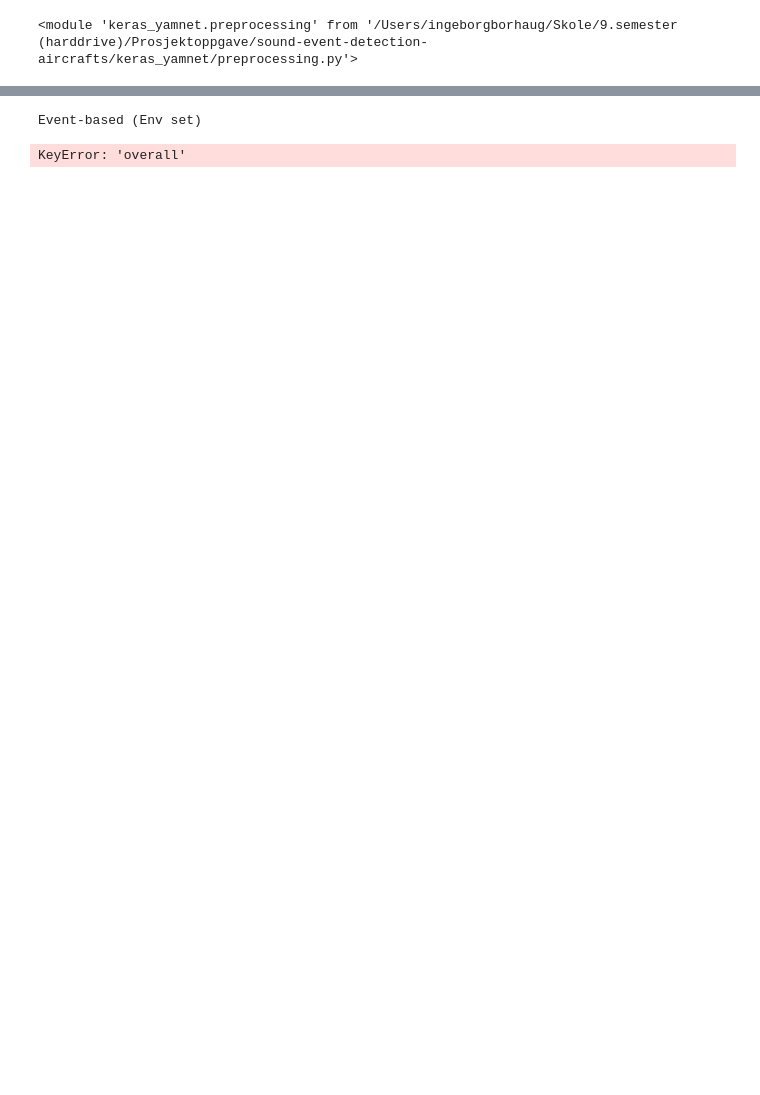
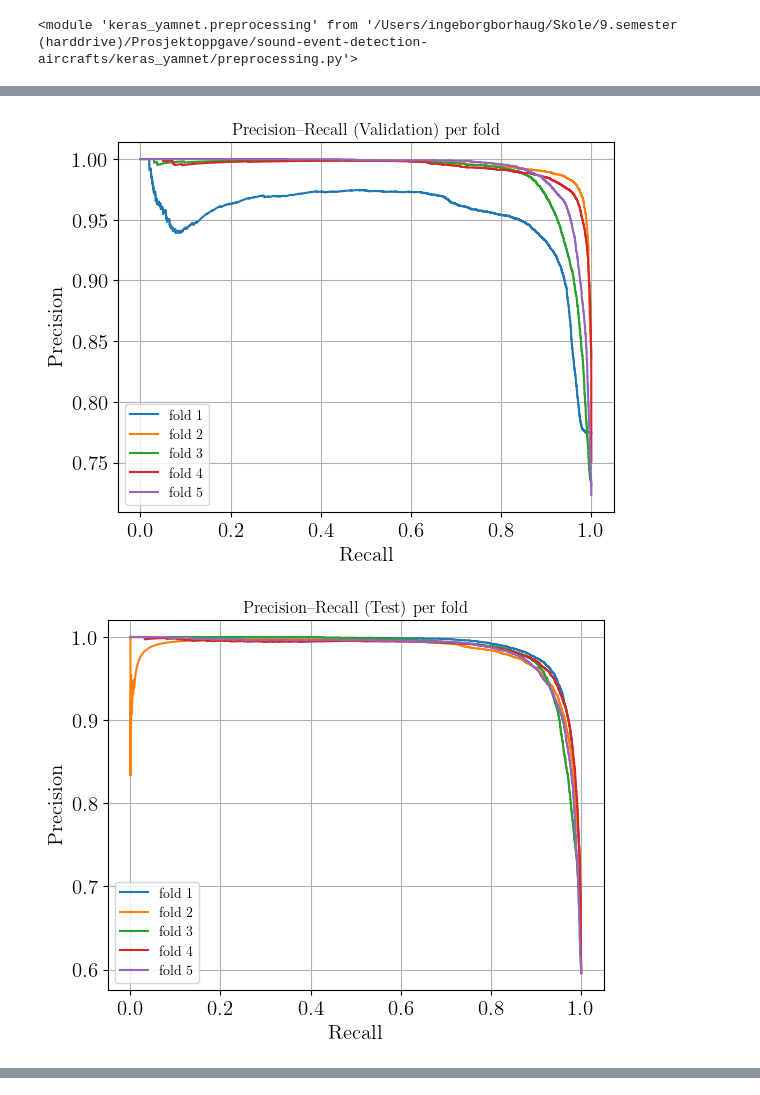
Before and after one commit to ingeborgborhaug/sound-event-detection-aircrafts, a Jupyter notebook: train.ipynb, the cells around one changed output, grey strips where cells are left out. Cells and saved outputs as stored; diff of their text form; code cells hidden in the pictures; blank space fills up the shorter version.

```diff
--- a/train.ipynb
+++ b/train.ipynb
@@ -675,0 +706,18 @@ Segment-based (Test set)
+# %%
+def plot_pr_curves(pr_curves, title):
+    plt.figure()
+    for i, (p, r) in enumerate(pr_curves, start=1):
+        plt.plot(r, p, label=f"fold {i}")  # x=recall, y=precision
+    plt.xlabel("Recall")
+    plt.ylabel("Precision")
+    plt.title(title)
+    plt.grid(True)
+    plt.legend()
+    plt.show()
+
+plot_pr_curves(pr_curves_val,  "Precision–Recall (Validation) per fold")
+plot_pr_curves(pr_curves_test, "Precision–Recall (Test) per fold")
+plot_pr_curves(pr_curves_env,  "Precision–Recall (Environmental) per fold")
+# %% [output]
+[figure, added]
+[figure, added]
@@ -676,11 +740,8 @@ Segment-based (Test set)
 # %%
 # Load metrics if desired
 
-event_metric = load_sed_metric(f'history/20251212-162657/Event-based-dataset.pk1')
-segment_metric = load_sed_metric(f'history/20251212-162657/Segment-based-dataset.pk1')
+# event_metric = load_sed_metric(f'history/20251212-162657/Event-based-dataset.pk1')
+# segment_metric = load_sed_metric(f'history/20251212-162657/Segment-based-dataset.pk1')
 
-print_metrics(event_metrics.results_class_wise_average_metrics(), "Event-based (Env set)")
-print_metrics(segment_metrics.results_class_wise_average_metrics(), "Segment-based (Env set)")
+# print_metrics(event_metrics.results_class_wise_average_metrics(), "Event-based (Env set)")
+# print_metrics(segment_metrics.results_class_wise_average_metrics(), "Segment-based (Env set)")
-# %% [output]
-Event-based (Env set)
-KeyError: 'overall'
```
Also changed, not shown: parts of 18 cells of this notebook, 5 other files.
